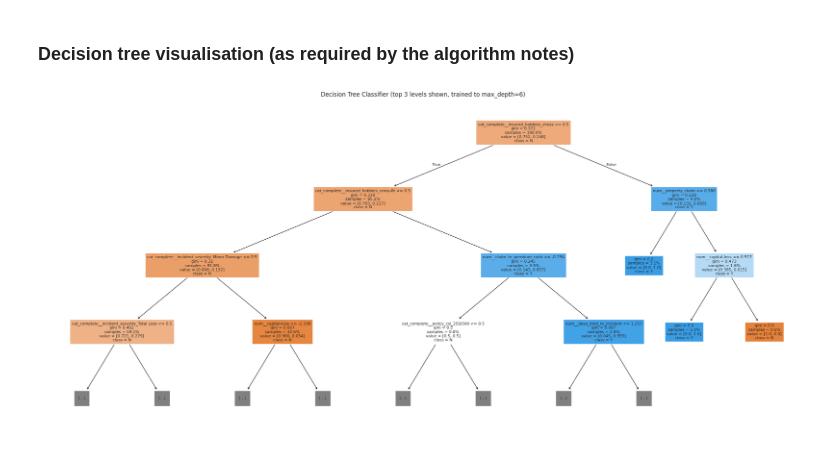
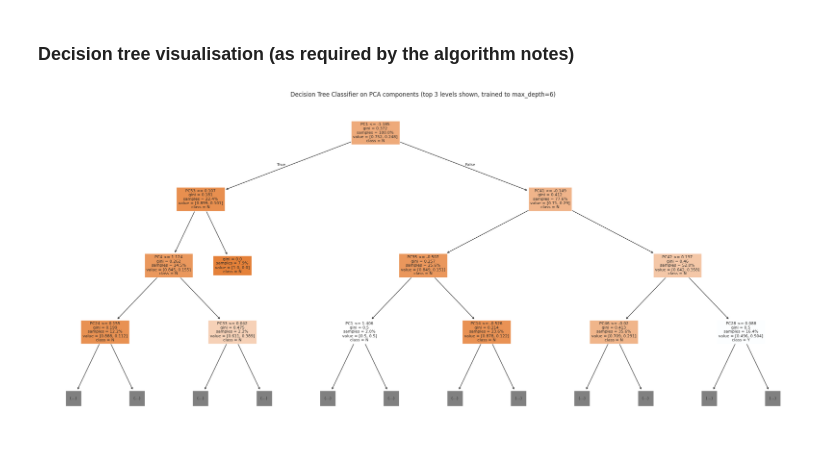
Before and after one commit to GVR2007/AI-risk-analysis, a Jupyter notebook: notebooks/classification.ipynb, the cells around one changed output. Saved outputs shown, nothing was run; the diff lists cells and outputs as text; code cells hidden in the pictures.

```diff
--- a/notebooks/classification.ipynb
+++ b/notebooks/classification.ipynb
@@ -289,0 +405,10 @@ Train class balance: 0.247   Test class balance: 0.245
+# %%
+# Shared preprocessing for every Part-A algorithm below: encode+scale/impute, then reduce
+# to n90 PCA components. Fit on the training split only, inside each model's Pipeline —
+# PCA is just another transformer step, not a separate leakage risk.
+preprocessor_pca = Pipeline([
+    ('encode_scale', preprocessor),
+    ('pca', PCA(n_components=n90, random_state=RANDOM_STATE)),
+])
+
+print(f'Shared PCA preprocessing pipeline built: {X_train.shape[1]} raw columns -> {X_train_enc.shape[1]} encoded -> {n90} PCA components.')
@@ -300,7 +427,7 @@ models_part_a = {
     'Support Vector Machine (SVC)': SVC(C=1.0, kernel='rbf', probability=True, random_state=RANDOM_STATE),
 }
 
-pipelines_a = {name: Pipeline([('preprocess', preprocessor), ('model', est)]) for name, est in models_part_a.items()}
+pipelines_a = {name: Pipeline([('preprocess', preprocessor_pca), ('model', est)]) for name, est in models_part_a.items()}
 
 results_a = []
 fitted_pipelines_a = {}
@@ -389,17 +516,20 @@ plt.show()
 ### Decision tree visualisation (as required by the algorithm notes)
 # %%
 dt_pipe = fitted_pipelines_a['Decision Tree Classifier']
-dt_feature_names = dt_pipe.named_steps['preprocess'].get_feature_names_out()
+# Decision Tree here splits on PCA components, not the original named columns, so
+# "features" are labelled PC1..PCn90 rather than raw/encoded column names.
+dt_n_features = dt_pipe.named_steps['model'].n_features_in_
+dt_feature_names = [f'PC{i+1}' for i in range(dt_n_features)]
 
 plt.figure(figsize=(22, 10))
 plot_tree(dt_pipe.named_steps['model'], feature_names=dt_feature_names, class_names=['N', 'Y'],
           filled=True, max_depth=3, fontsize=8, proportion=True)
-plt.title('Decision Tree Classifier (top 3 levels shown, trained to max_depth=6)')
+plt.title('Decision Tree Classifier on PCA components (top 3 levels shown, trained to max_depth=6)')
 plt.tight_layout()
 plt.savefig('../models/clf_decision_tree.png', bbox_inches='tight')
 plt.show()
 # %% [output]
-[figure, old version]
+[figure, new version]
 # %% [markdown]
 ## Conclusion (Part A)
 
```
Also changed, not shown: parts of 56 cells of this notebook, 39 other files.
